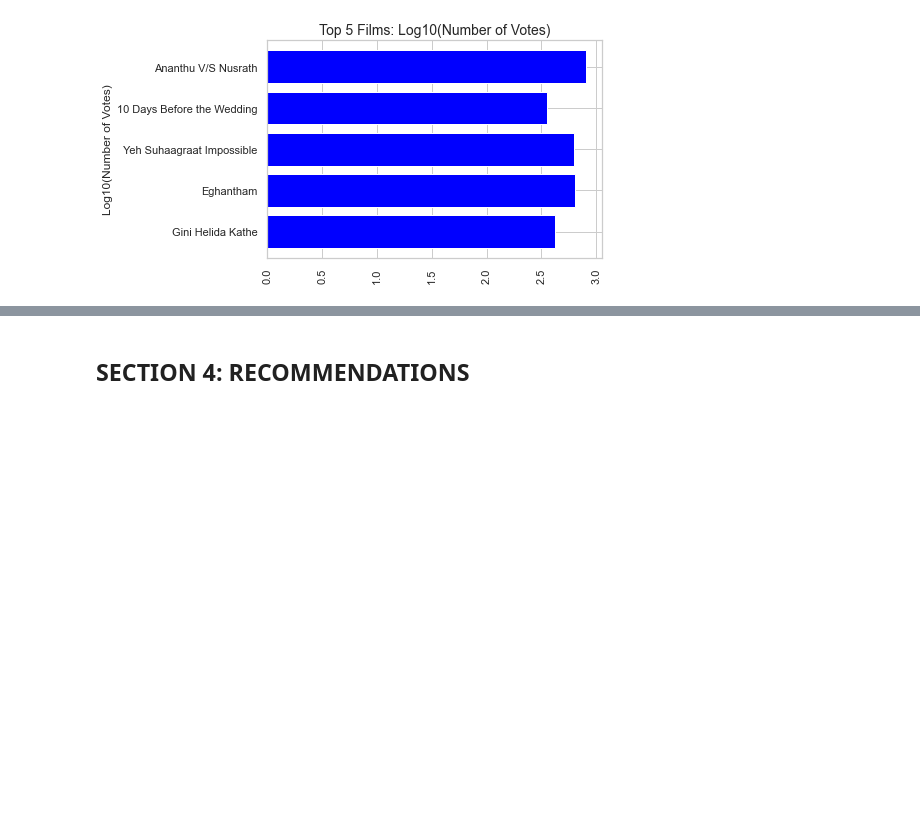
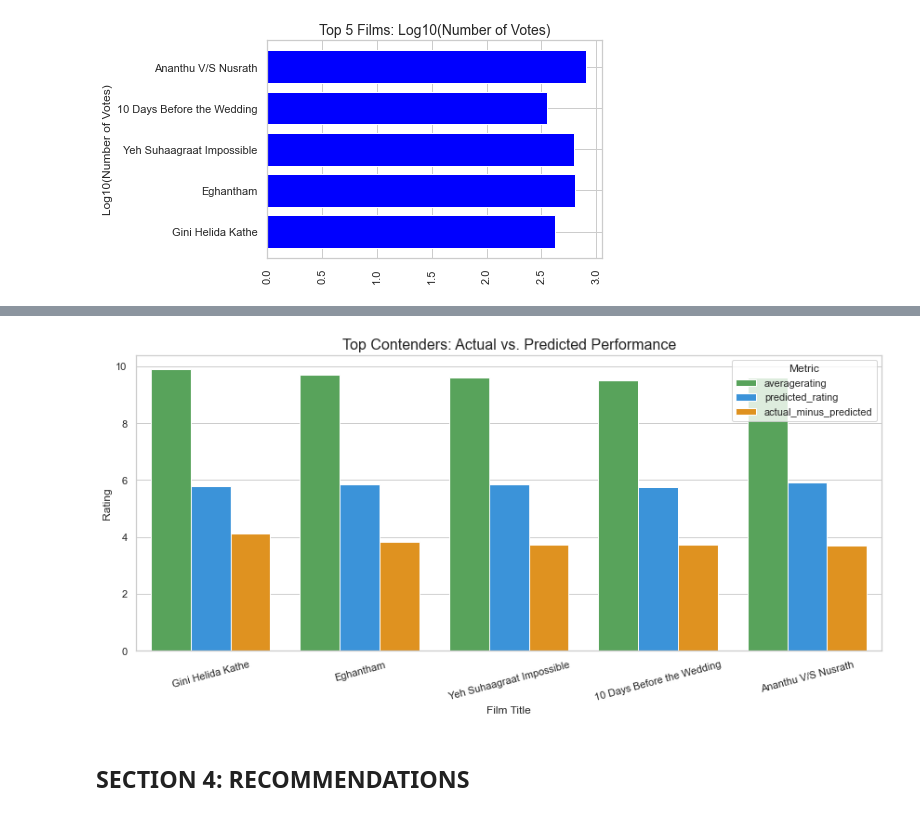
Before and after one commit to KweyuV/dsc-phase-2-project-group4, a Jupyter notebook: workbook_1.ipynb, the cells around one changed output, grey strips where cells are left out. Saved outputs shown, nothing was run; the diff lists cells and outputs as text; code cells hidden in the pictures; blank space fills up the shorter version.

```diff
--- a/workbook_1.ipynb
+++ b/workbook_1.ipynb
@@ -516,3 +534,35 @@ plt.show();
+# %%
+# Top 5 films comparison
+plt.figure(figsize=(12, 6))
+top_5 = established_films.head(5).copy()
+top_5['actual_minus_predicted'] = top_5['residual']
+
+# Melting for visualization
+melted = top_5.melt(
+    id_vars=['primary_title'],
+    value_vars=['averagerating', 'predicted_rating', 'actual_minus_predicted'],
+    var_name='metric',
+    value_name='rating'
+)
+
+# Creating our comparison plot
+sns.barplot(
+    x='primary_title',
+    y='rating',
+    hue='metric',
+    data=melted,
+    palette=['#4caf50', '#2196f3', '#ff9800']
+)
+
+plt.title('Top Contenders: Actual vs. Predicted Performance', fontsize=16)
+plt.xlabel('Film Title', fontsize=12)
+plt.ylabel('Rating', fontsize=12)
+plt.legend(title='Metric')
+plt.xticks(rotation=15)
+plt.tight_layout()
+plt.show()
+# %% [output]
+[figure, added]
 # %% [markdown]
 ## SECTION 4: RECOMMENDATIONS
 # %% [markdown]
```
Also changed, not shown: parts of 3 cells of this notebook.
